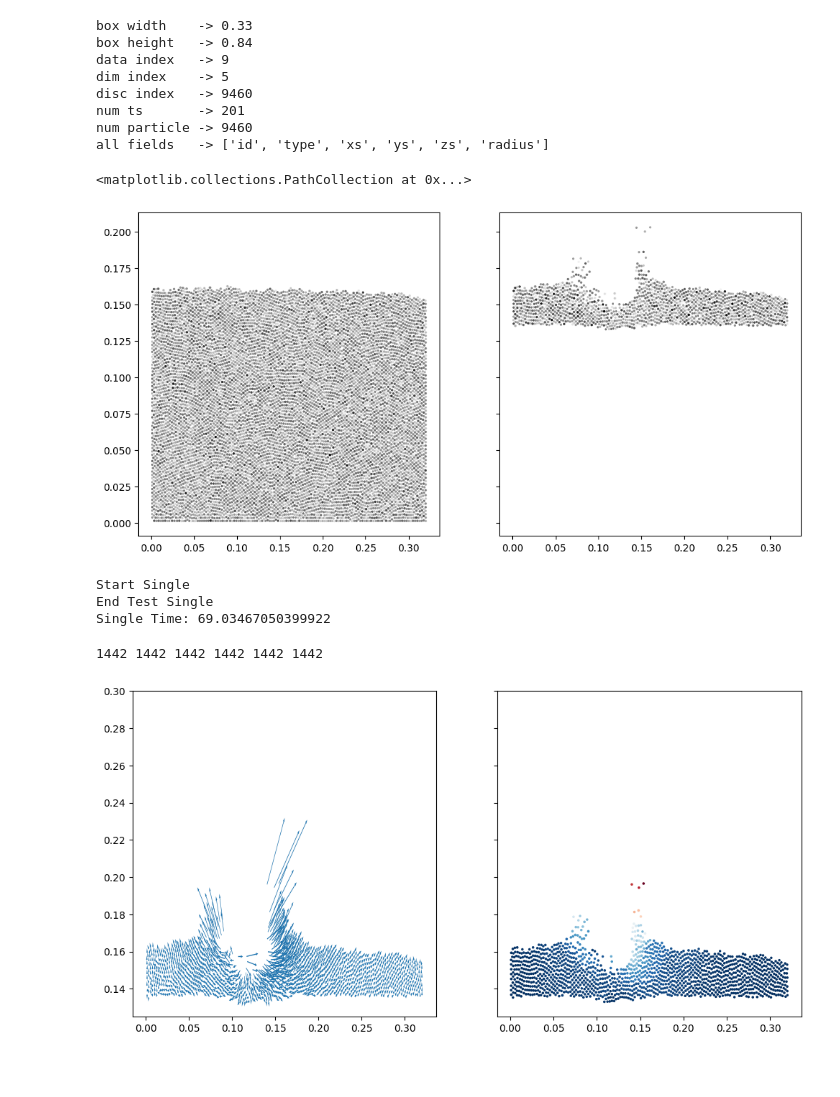
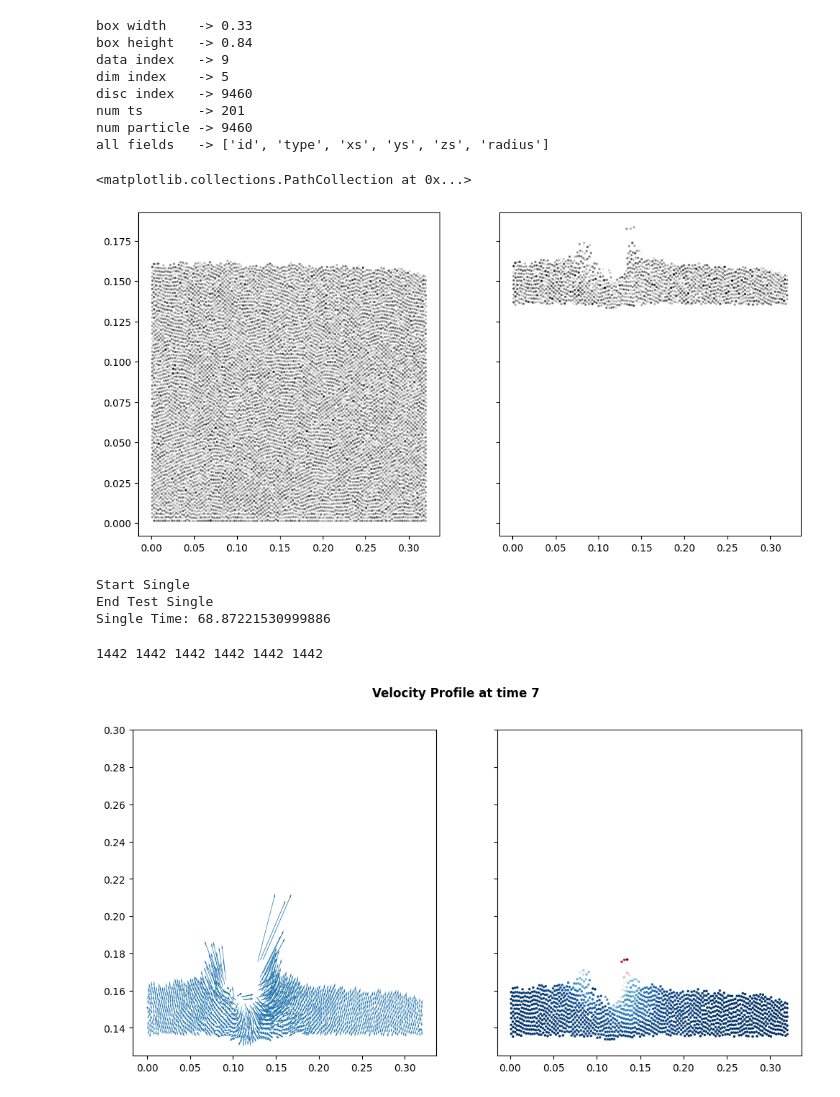
Before and after one commit to URMechanicsandAnalytics/granular-visualization, a Jupyter notebook: vis.ipynb, the cells around one changed output. Saved outputs shown, nothing was run; the diff lists cells and outputs as text; code cells hidden in the pictures; blank space fills up the shorter version.

Commit message:
added title to velocity profile

```diff
--- a/vis.ipynb
+++ b/vis.ipynb
@@ -38,10 +38,11 @@ y_coords = np.array(init_bed.get_data('y',as_array=True))
 rad = np.array(init_bed.get_data('radius',as_array=True))
 
 subset = init_bed.is_greater('y',0.135)
-time = 10
+time = 7
 mid_bed = bed.get_bed_static(idx=time,include_only=subset)
 
 fig,(ax1,ax2) = plt.subplots(1,2,dpi=100,figsize=(12,6),sharey="row")
+fig.suptitle(f"Granular Bed at time {time}", fontweight='bold')
 
 ax1.scatter(
     np.array(init_bed.get_data('x',as_array=True)),
@@ -59,14 +60,14 @@ ax2.scatter(
 )
 # %% [output]
 <matplotlib.collections.PathCollection at 0x...>
-[figure, old version]
+[figure, new version]
 # %%
 bed.render_bed_single()
 exp_bed = bed.get_bed_dynamic(idx=time,include_only=subset)
 # %% [output]
 Start Single
 End Test Single
-Single Time: 69.03467050399922
+Single Time: 68.87221530999886
 # %%
 for field in ['x','y','v_x','v_y','a_x','a_y']:
     print(len(exp_bed.get_data(field,as_array=True)),end=" ")
@@ -75,30 +76,32 @@ for field in ['x','y','v_x','v_y','a_x','a_y']:
 # %%
 import math
 
-fig,(ax1,ax2) = plt.subplots(1,2,dpi=100,figsize=(12,6),sharey="row")
 
 xs = exp_bed.get_data('x',as_array=True)
 ys = exp_bed.get_data('y',as_array=True)
 v_xs = exp_bed.get_data('v_x',as_array=True)
 v_ys = exp_bed.get_data('v_y',as_array=True)
+
+fig,(ax1,ax2) = plt.subplots(1,2,dpi=100,figsize=(12,6),sharey="row")
+fig.suptitle(f"Velocity Profile at time {time}",fontweight='bold')
 
 for x,y,vx,vy in zip(xs,ys,v_xs,v_ys):
     ax1.arrow(
         x,
         y,
         vx*10e2,
         vy*10e2,
         width=0.0005,
         linewidth=0.01
     )
 ax2.scatter(
     xs,ys,
     s = np.array(exp_bed.get_data('radius',as_array=True))*2000,
     c = [ math.sqrt(((vx*100)**2+(vy*100)**2)) for vx,vy in zip(v_xs,v_ys) ],
     cmap='RdBu_r'
 )
 
 for ax in [ax1,ax2]:
     ax.set_ylim((0.125,0.3))
 # %% [output]
-[figure, old version]
+[figure, new version]
```
